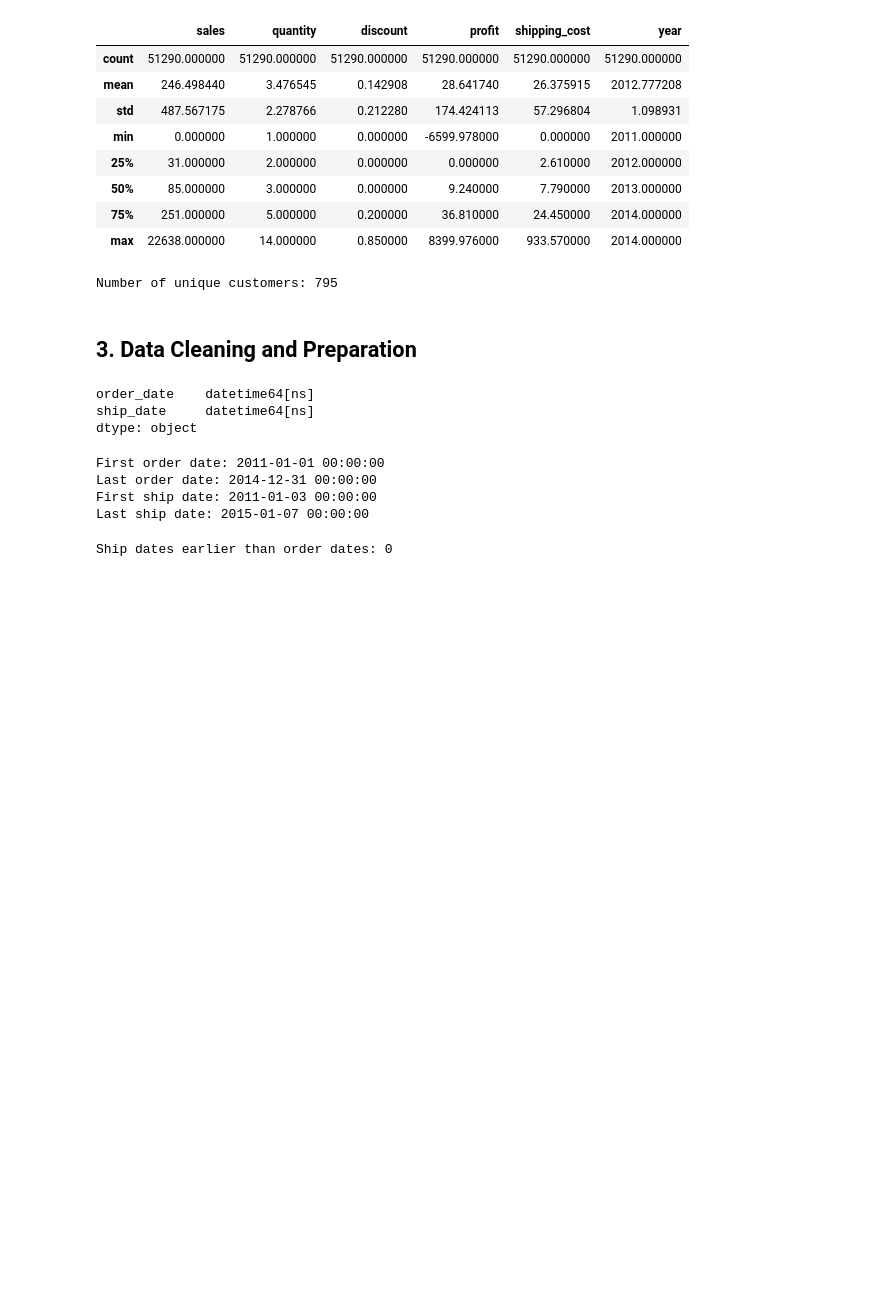
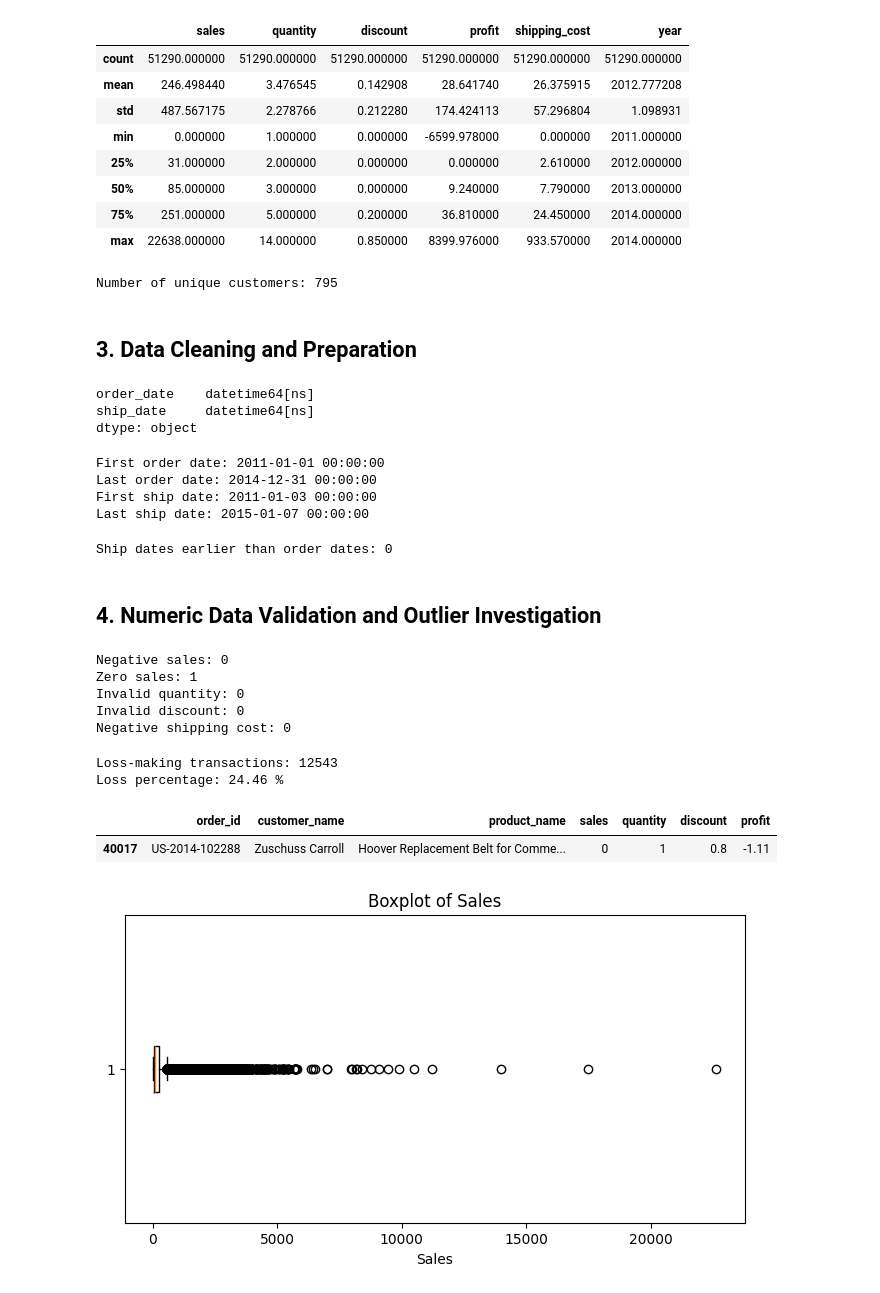
Before and after one commit to Wasimul2023/Superstore_sales_Analysis, a Jupyter notebook: Superstore_Sales_Analysis.ipynb, the cells around one changed output. Cells and saved outputs as stored; diff of their text form; code cells hidden in the pictures; blank space fills up the shorter version.

```diff
--- a/Superstore_Sales_Analysis.ipynb
+++ b/Superstore_Sales_Analysis.ipynb
@@ -154,3 +154,66 @@ invalid_shipping = (
 print("Ship dates earlier than order dates:", invalid_shipping)
 # %% [output]
 Ship dates earlier than order dates: 0
+# %% [markdown]
+## 4. Numeric Data Validation and Outlier Investigation
+# %%
+print("Negative sales:", (df_clean['sales'] < 0).sum())
+
+print("Zero sales:", (df_clean['sales'] == 0).sum())
+
+print("Invalid quantity:", (df_clean['quantity'] <= 0).sum())
+
+print(
+    "Invalid discount:",
+    ((df_clean['discount'] < 0) | (df_clean['discount'] > 1)).sum()
+)
+
+print(
+    "Negative shipping cost:",
+    (df_clean['shipping_cost'] < 0).sum()
+)
+# %% [output]
+Negative sales: 0
+Zero sales: 1
+Invalid quantity: 0
+Invalid discount: 0
+Negative shipping cost: 0
+# %%
+loss_transactions = (df_clean['profit'] < 0).sum()
+
+loss_percentage = (
+    loss_transactions / len(df_clean)
+) * 100
+
+print("Loss-making transactions:", loss_transactions)
+print("Loss percentage:", round(loss_percentage, 2), "%")
+# %% [output]
+Loss-making transactions: 12543
+Loss percentage: 24.46 %
+# %%
+df_clean.loc[
+    df_clean['sales'] == 0,
+    [
+        'order_id',
+        'customer_name',
+        'product_name',
+        'sales',
+        'quantity',
+        'discount',
+        'profit'
+    ]
+]
+# %% [output]
+|  | order_id | customer_name | product_name | sales | quantity | discount | profit |
+| 40017 | US-2014-102288 | Zuschuss Carroll | Hoover Replacement Belt for Comme... | 0 | 1 | 0.8 | -1.11 |
+# %%
+plt.figure(figsize=(8, 4))
+
+plt.boxplot(df_clean['sales'], vert=False)
+
+plt.title('Boxplot of Sales')
+plt.xlabel('Sales')
+
+plt.show()
+# %% [output]
+[figure, added]
```
Also changed, not shown: parts of 10 cells of this notebook.
